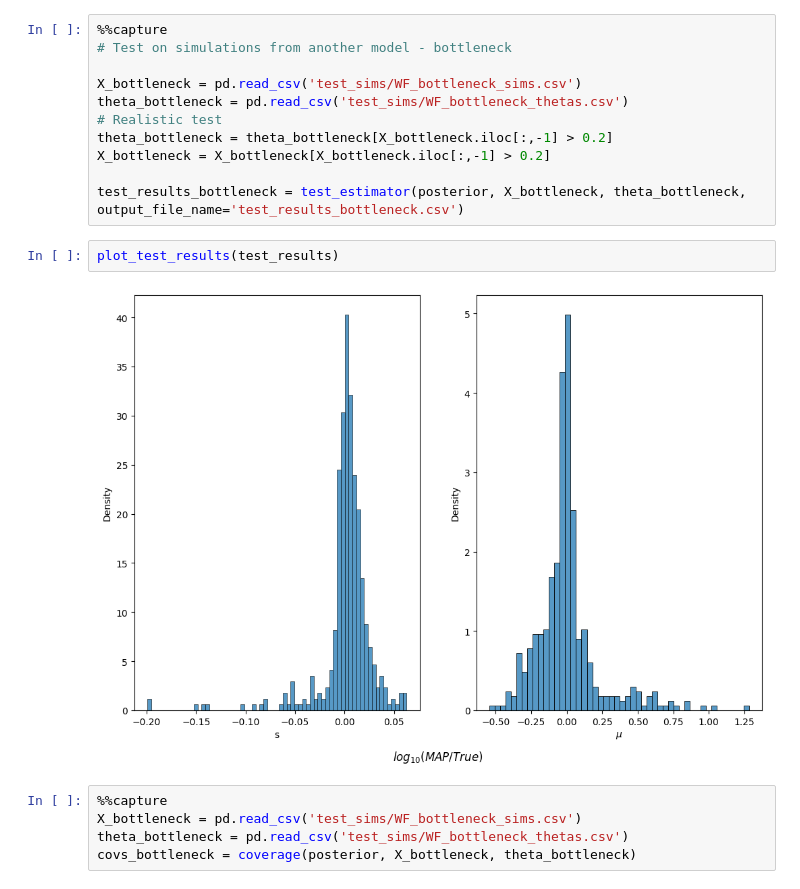
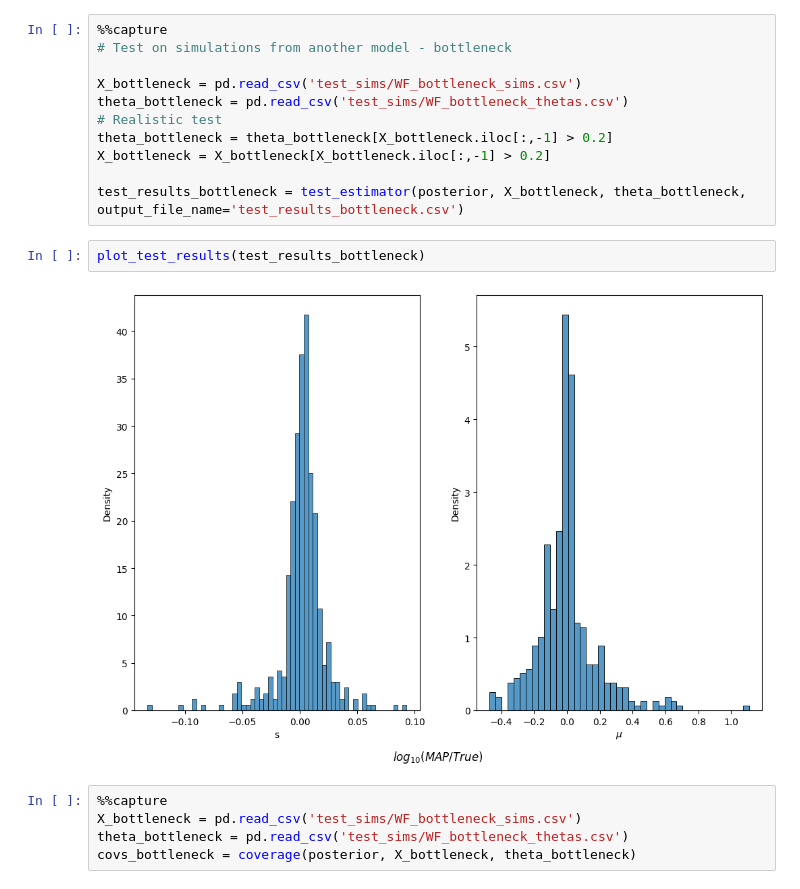
Before and after one commit to nadavbennun1/wf_ext, a Jupyter notebook: test_npe.ipynb, the cells around one changed output. Drawn from its saved outputs; the diff is of its cells as text.

Commit message:
modified FD and added it to tests

```diff
--- a/test_npe.ipynb
+++ b/test_npe.ipynb
@@ -114,9 +111,9 @@ X_bottleneck = X_bottleneck[X_bottleneck.iloc[:,-1] > 0.2]
 
 test_results_bottleneck = test_estimator(posterior, X_bottleneck, theta_bottleneck, output_file_name='test_results_bottleneck.csv')
 # %%
-plot_test_results(test_results)
+plot_test_results(test_results_bottleneck)
 # %% [output]
-[figure, old version]
+[figure, new version]
 # %%
 %%capture
 X_bottleneck = pd.read_csv('test_sims/WF_bottleneck_sims.csv')
```
Also changed, not shown: parts of 9 cells of this notebook, 3 other files.
